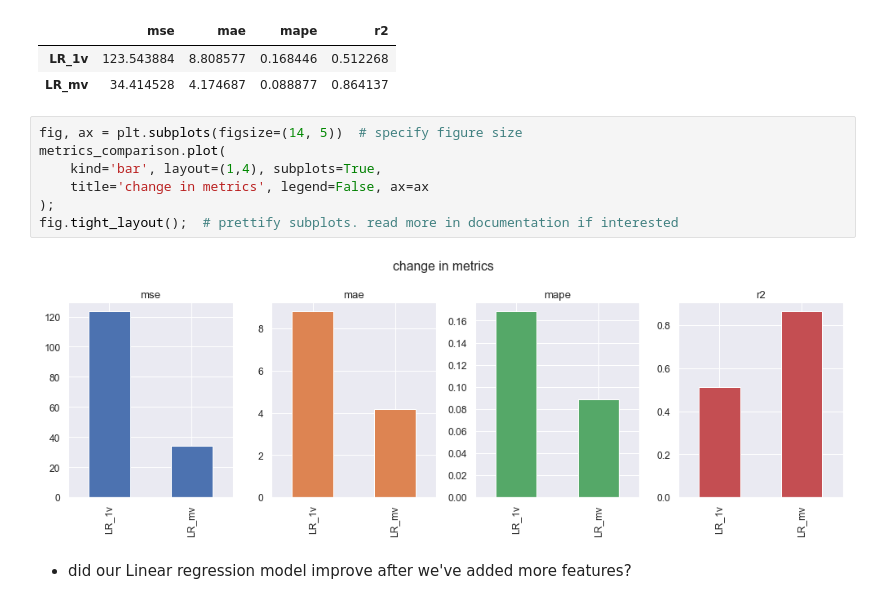
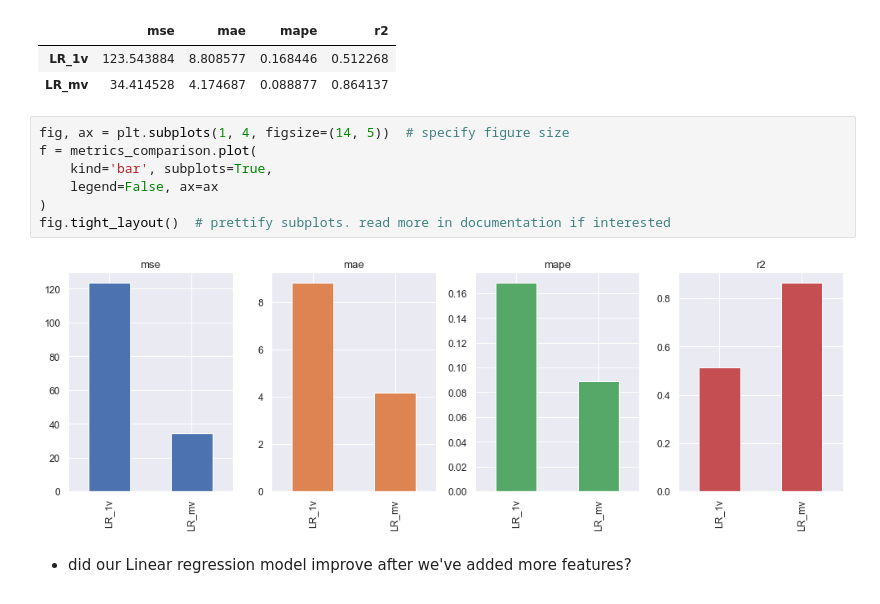
Before and after one commit to masha-mcr/ml-intro-linear-regression, a Jupyter notebook: linear_regression.ipynb, the cells around one changed output. Drawn from its saved outputs; the diff is of its cells as text.

```diff
--- a/linear_regression.ipynb
+++ b/linear_regression.ipynb
@@ -855,14 +855,14 @@ metrics_comparison
 | LR_1v | 123.543884 | 8.808577 | 0.168446 | 0.512268 |
 | LR_mv | 34.414528 | 4.174687 | 0.088877 | 0.864137 |
 # %%
-fig, ax = plt.subplots(figsize=(14, 5))  # specify figure size
-metrics_comparison.plot(
-    kind='bar', layout=(1,4), subplots=True,
-    title='change in metrics', legend=False, ax=ax
-);
-fig.tight_layout();  # prettify subplots. read more in documentation if interested
+fig, ax = plt.subplots(1, 4, figsize=(14, 5))  # specify figure size
+f = metrics_comparison.plot(
+    kind='bar', subplots=True,
+    legend=False, ax=ax
+)
+fig.tight_layout()  # prettify subplots. read more in documentation if interested
 # %% [output]
-[figure, old version]
+[figure, new version]
 # %% [markdown]
 * did our Linear regression model improve after we've added more features?
 # %% [markdown]
```
Also changed, not shown: parts of 35 cells of this notebook.
